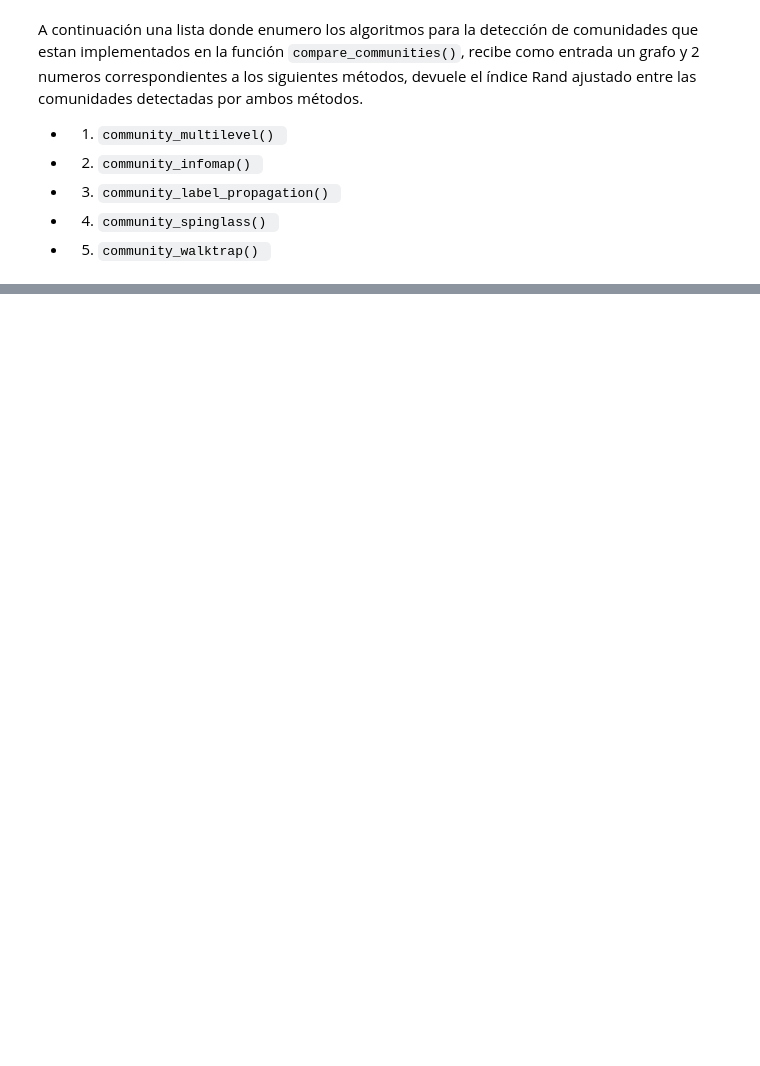
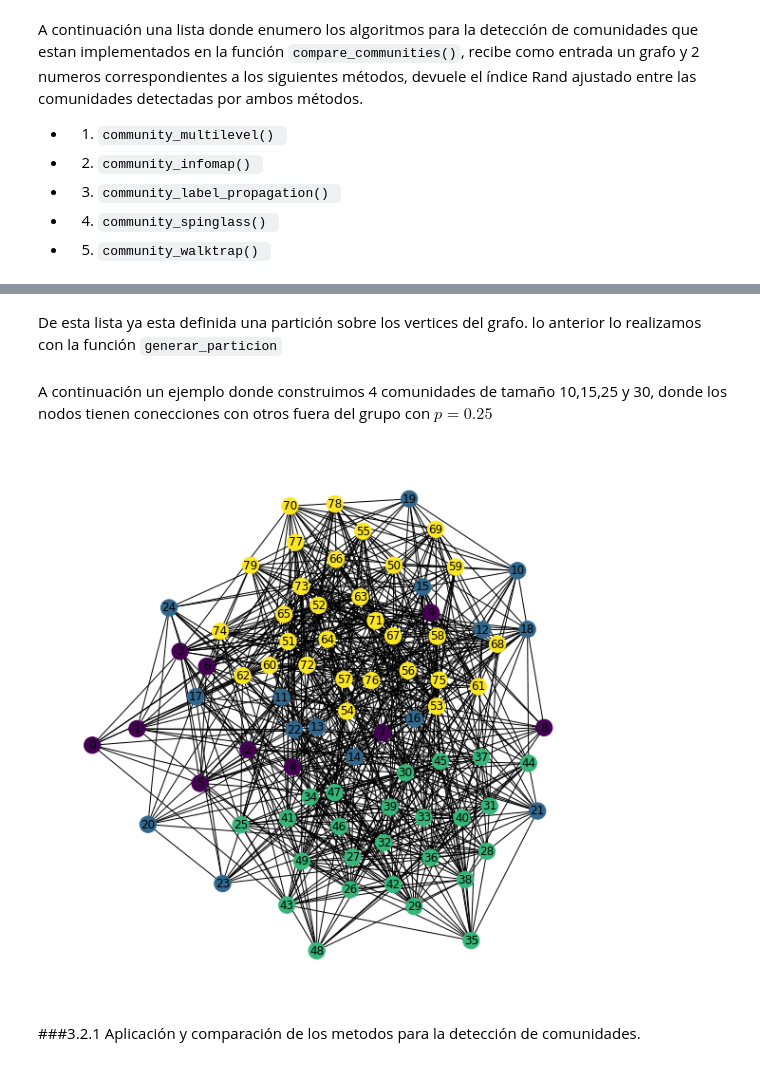
Before and after one commit to PedroAdair/TesisMaestria, a Jupyter notebook: Anonimizacion.ipynb, the cells around one changed output, grey strips where cells are left out. Saved outputs shown, nothing was run; the diff lists cells and outputs as text; code cells hidden in the pictures; blank space fills up the shorter version.

```diff
--- a/Anonimizacion.ipynb
+++ b/Anonimizacion.ipynb
@@ -405,2 +382,0 @@ def unir_matrices_adyacencia(matrices, p):
-# %%
-matriz_adyacencia = unir_matrices_adyacencia(matrices, 0.3)
@@ -442,0 +401,37 @@ nx.draw(G_ejemplo, with_labels=True)
+# %% [markdown]
+De esta lista ya esta definida una partición sobre los vertices del grafo. lo anterior lo realizamos con la función `generar_particion`
+# %%
+def generar_particion(lista):
+    particion = []
+    inicio = 0
+    for tam in lista:
+        particion.append(set(range(inicio, inicio + tam)))
+        inicio += tam
+    return particion
+# %%
+# Supo
+def pinta_comunidades(grafo, particion):
+  color_map = []
+  for node in grafo.nodes():
+      for i, conjunto in enumerate(particion):
+         if node in conjunto:
+             color_map.append(i)
+             break
+  plt.figure(figsize=(8, 8))
+  pos = nx.spring_layout(grafo, seed=2023)
+  nx.draw(grafo, node_color=color_map, with_labels=True)
+  plt.show()
+# %% [markdown]
+A continuación un ejemplo donde construimos 4 comunidades de tamaño 10,15,25 y 30, donde los nodos tienen conecciones con otros fuera del grupo con $p=0.25$
+# %%
+lista = [10,15,25, 30]
+particion = generar_particion(lista)
+matrices = crear_matrices_adyacencia(lista)
+matriz_adyacencia = unir_matrices_adyacencia(matrices, 0.15)
+G_ejemplo = from_matrix_to_Grahp(matriz_adyacencia)
+# %%
+pinta_comunidades(G_ejemplo,particion)
+# %% [output]
+[figure, added]
+# %% [markdown]
+###3.2.1 Aplicación y comparación de los metodos para la detección de comunidades.
```
Also changed, not shown: parts of 20 cells of this notebook.
